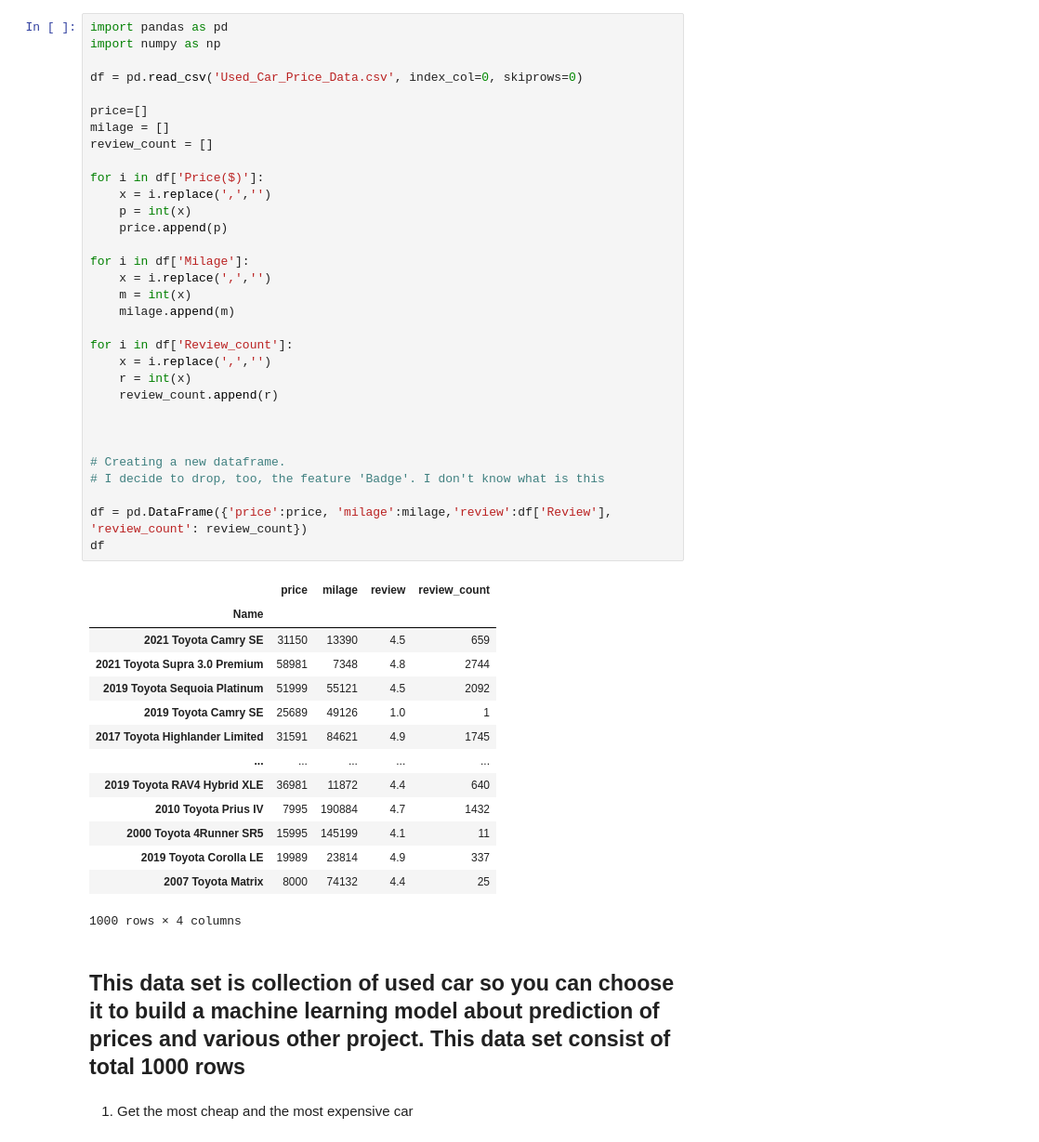
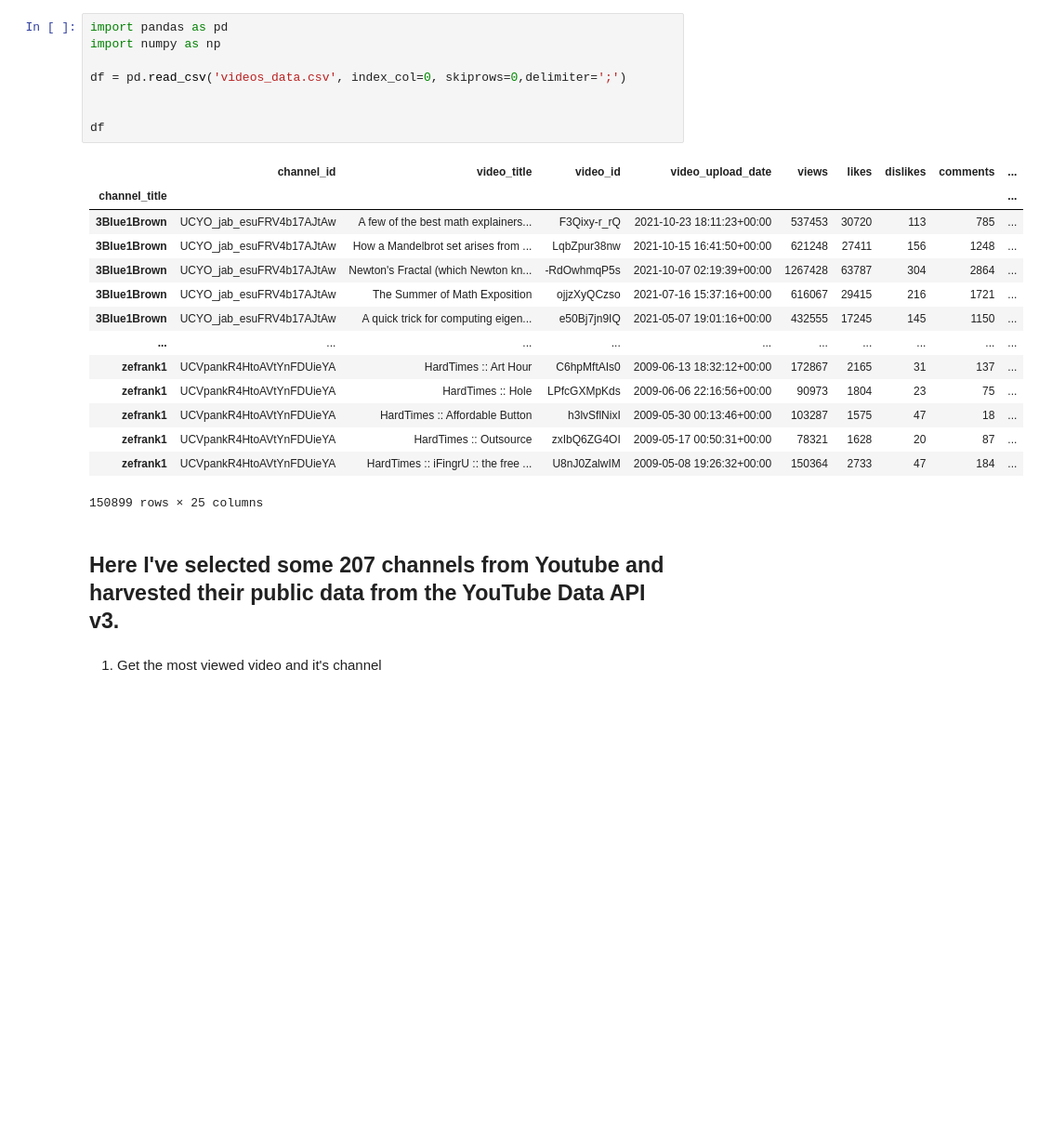
Before and after one commit to CodeMurder/R_PythonCourseKNU, a Jupyter notebook: Lab 2 Python.ipynb, the cells around one changed output. Shown at 93% size. Cells and saved outputs as stored; diff of their text form; blank space fills up the shorter version.

```diff
--- a/Lab 2 Python.ipynb
+++ b/Lab 2 Python.ipynb
@@ -1,53 +1,29 @@
 # %%
 import pandas as pd
 import numpy as np
 
-df = pd.read_csv('Used_Car_Price_Data.csv', index_col=0, skiprows=0)
-
-price=[]
-milage = []
-review_count = []
-
-for i in df['Price($)']:
-    x = i.replace(',','')
-    p = int(x)
-    price.append(p)
-
-for i in df['Milage']:
-    x = i.replace(',','')
-    m = int(x)
-    milage.append(m)
-
-for i in df['Review_count']:
-    x = i.replace(',','')
-    r = int(x)
-    review_count.append(r)
+df = pd.read_csv('videos_data.csv', index_col=0, skiprows=0,delimiter=';')
 
 
-
-# Creating a new dataframe.
-# I decide to drop, too, the feature 'Badge'. I don't know what is this
-
-df = pd.DataFrame({'price':price, 'milage':milage,'review':df['Review'], 'review_count': review_count})
 df
 # %% [output]
-|  | price | milage | review | review_count |
-| Name |  |  |  |  |
-| 2021 Toyota Camry SE | 31150 | 13390 | 4.5 | 659 |
-| 2021 Toyota Supra 3.0 Premium | 58981 | 7348 | 4.8 | 2744 |
-| 2019 Toyota Sequoia Platinum | 51999 | 55121 | 4.5 | 2092 |
-| 2019 Toyota Camry SE | 25689 | 49126 | 1.0 | 1 |
-| 2017 Toyota Highlander Limited | 31591 | 84621 | 4.9 | 1745 |
-| ... | ... | ... | ... | ... |
-| 2019 Toyota RAV4 Hybrid XLE | 36981 | 11872 | 4.4 | 640 |
-| 2010 Toyota Prius IV | 7995 | 190884 | 4.7 | 1432 |
-| 2000 Toyota 4Runner SR5 | 15995 | 145199 | 4.1 | 11 |
-| 2019 Toyota Corolla LE | 19989 | 23814 | 4.9 | 337 |
-| 2007 Toyota Matrix | 8000 | 74132 | 4.4 | 25 |
+|  | channel_id | video_title | video_id | video_upload_date | views | likes | dislikes | comments | ... |
+| channel_title |  |  |  |  |  |  |  |  | ... |
+| 3Blue1Brown | UCYO_jab_esuFRV4b17AJtAw | A few of the best math explainers... | F3Qixy-r_rQ | 2021-10-23 18:11:23+00:00 | 537453 | 30720 | 113 | 785 | ... |
+| 3Blue1Brown | UCYO_jab_esuFRV4b17AJtAw | How a Mandelbrot set arises from ... | LqbZpur38nw | 2021-10-15 16:41:50+00:00 | 621248 | 27411 | 156 | 1248 | ... |
+| 3Blue1Brown | UCYO_jab_esuFRV4b17AJtAw | Newton's Fractal (which Newton kn... | -RdOwhmqP5s | 2021-10-07 02:19:39+00:00 | 1267428 | 63787 | 304 | 2864 | ... |
+| 3Blue1Brown | UCYO_jab_esuFRV4b17AJtAw | The Summer of Math Exposition | ojjzXyQCzso | 2021-07-16 15:37:16+00:00 | 616067 | 29415 | 216 | 1721 | ... |
+| 3Blue1Brown | UCYO_jab_esuFRV4b17AJtAw | A quick trick for computing eigen... | e50Bj7jn9IQ | 2021-05-07 19:01:16+00:00 | 432555 | 17245 | 145 | 1150 | ... |
+| ... | ... | ... | ... | ... | ... | ... | ... | ... | ... |
+| zefrank1 | UCVpankR4HtoAVtYnFDUieYA | HardTimes :: Art Hour | C6hpMftAIs0 | 2009-06-13 18:32:12+00:00 | 172867 | 2165 | 31 | 137 | ... |
+| zefrank1 | UCVpankR4HtoAVtYnFDUieYA | HardTimes :: Hole | LPfcGXMpKds | 2009-06-06 22:16:56+00:00 | 90973 | 1804 | 23 | 75 | ... |
+| zefrank1 | UCVpankR4HtoAVtYnFDUieYA | HardTimes :: Affordable Button | h3lvSflNixI | 2009-05-30 00:13:46+00:00 | 103287 | 1575 | 47 | 18 | ... |
+| zefrank1 | UCVpankR4HtoAVtYnFDUieYA | HardTimes :: Outsource | zxIbQ6ZG4OI | 2009-05-17 00:50:31+00:00 | 78321 | 1628 | 20 | 87 | ... |
+| zefrank1 | UCVpankR4HtoAVtYnFDUieYA | HardTimes :: iFingrU :: the free ... | U8nJ0ZalwIM | 2009-05-08 19:26:32+00:00 | 150364 | 2733 | 47 | 184 | ... |
-1000 rows × 4 columns
+150899 rows × 25 columns
 # %% [markdown]
-## This data set is collection of used car so you can choose it to build a machine learning model about prediction of prices and various other project. This data set consist of total 1000 rows
+## Here I've selected some 207 channels from Youtube and harvested their public data from the YouTube Data API v3.
 # %% [markdown]
-1. Get the most cheap and the most expensive car
+1. Get the most viewed video and it's channel
 # %%
 def answer_one():
```
Also changed, not shown: parts of 9 cells of this notebook.
